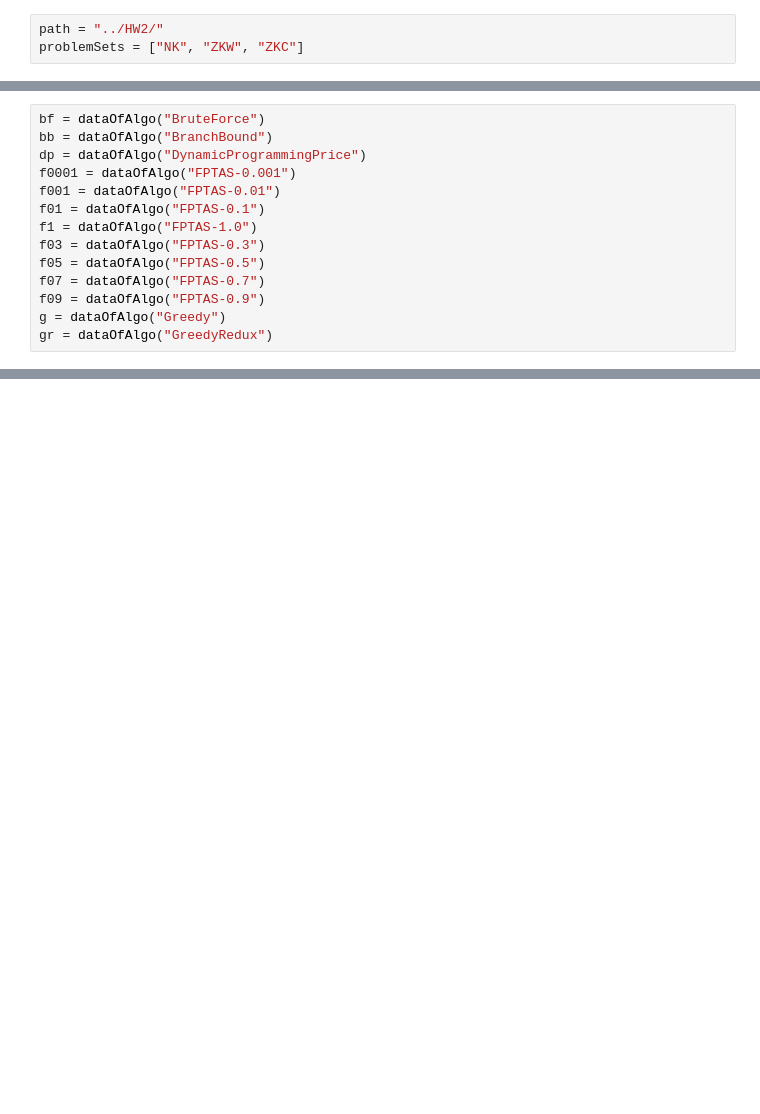
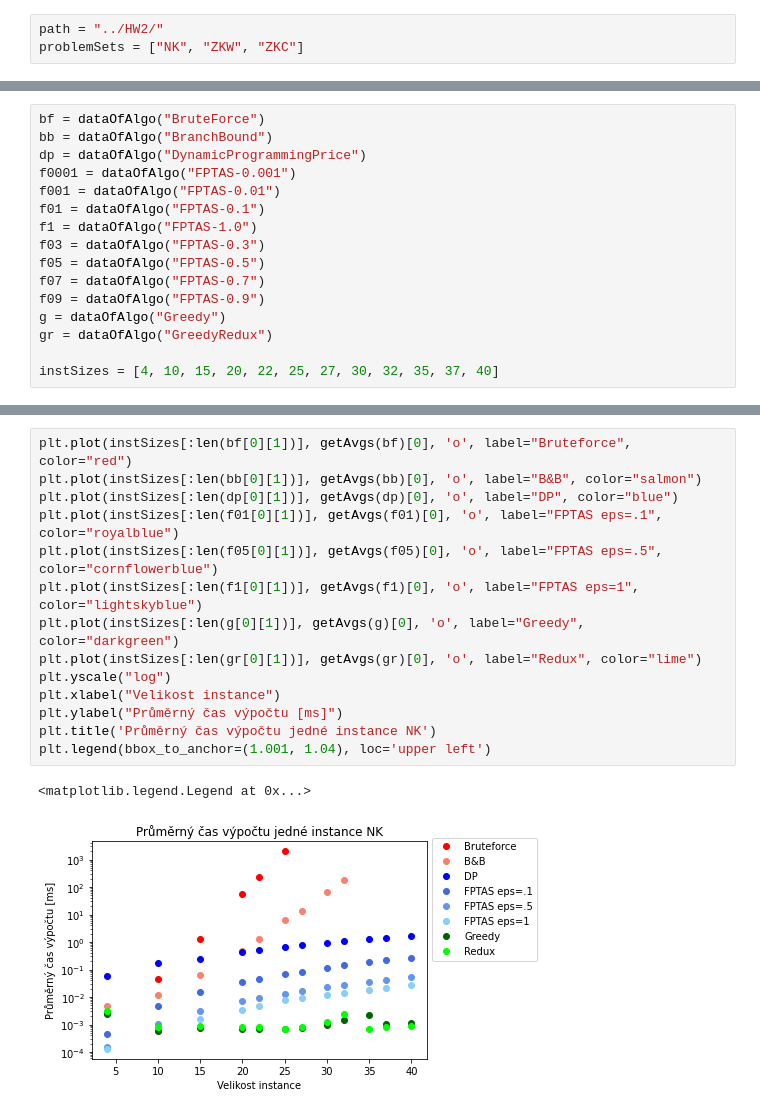
Before and after one commit to zbyju/CombinatorialOptimization, a Jupyter notebook: results/reports/report-data-2.ipynb, the cells around one changed output, grey strips where cells are left out. Cells and saved outputs as stored; diff of their text form; blank space fills up the shorter version.

```diff
--- a/results/reports/report-data-2.ipynb
+++ b/results/reports/report-data-2.ipynb
@@ -50,6 +59,8 @@ f07 = dataOfAlgo("FPTAS-0.7")
 f09 = dataOfAlgo("FPTAS-0.9")
 g = dataOfAlgo("Greedy")
 gr = dataOfAlgo("GreedyRedux")
+
+instSizes = [4, 10, 15, 20, 22, 25, 27, 30, 32, 35, 37, 40]
 # %%
 def deviation(value1, value2):
   return abs(value1 - value2) / max(value1, value2, 1)
@@ -135,0 +128,17 @@ def getAvgDevs(data, oData):
+# %%
+plt.plot(instSizes[:len(bf[0][1])], getAvgs(bf)[0], 'o', label="Bruteforce", color="red")
+plt.plot(instSizes[:len(bb[0][1])], getAvgs(bb)[0], 'o', label="B&B", color="salmon")
+plt.plot(instSizes[:len(dp[0][1])], getAvgs(dp)[0], 'o', label="DP", color="blue")
+plt.plot(instSizes[:len(f01[0][1])], getAvgs(f01)[0], 'o', label="FPTAS eps=.1", color="royalblue")
+plt.plot(instSizes[:len(f05[0][1])], getAvgs(f05)[0], 'o', label="FPTAS eps=.5", color="cornflowerblue")
+plt.plot(instSizes[:len(f1[0][1])], getAvgs(f1)[0], 'o', label="FPTAS eps=1", color="lightskyblue")
+plt.plot(instSizes[:len(g[0][1])], getAvgs(g)[0], 'o', label="Greedy", color="darkgreen")
+plt.plot(instSizes[:len(gr[0][1])], getAvgs(gr)[0], 'o', label="Redux", color="lime")
+plt.yscale("log")
+plt.xlabel("Velikost instance")
+plt.ylabel("Průměrný čas výpočtu [ms]")
+plt.title('Průměrný čas výpočtu jedné instance NK')
+plt.legend(bbox_to_anchor=(1.001, 1.04), loc='upper left')
+# %% [output]
+<matplotlib.legend.Legend at 0x...>
+[figure, added]
```
Also changed, not shown: parts of 14 cells of this notebook, 1 other file.
